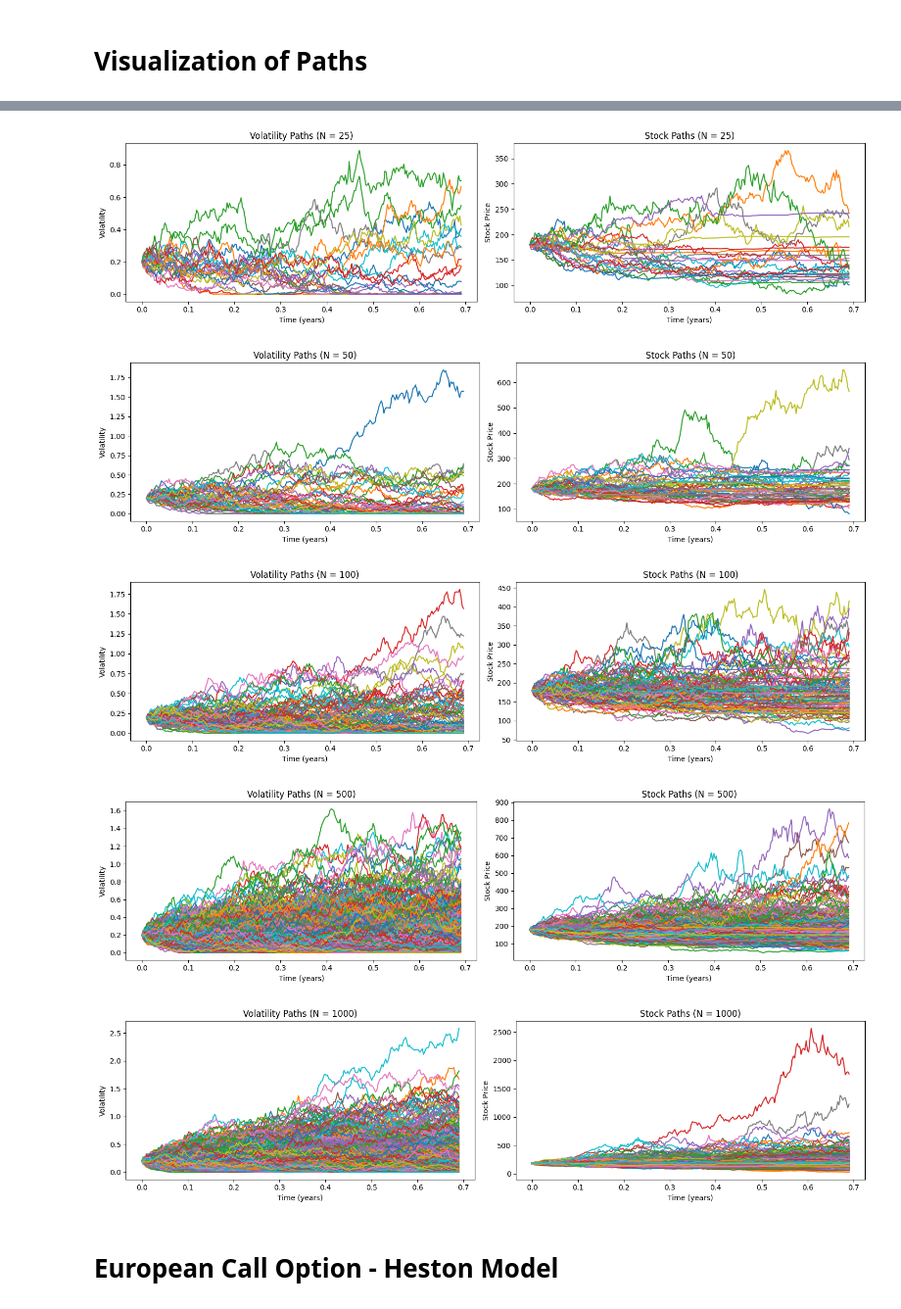
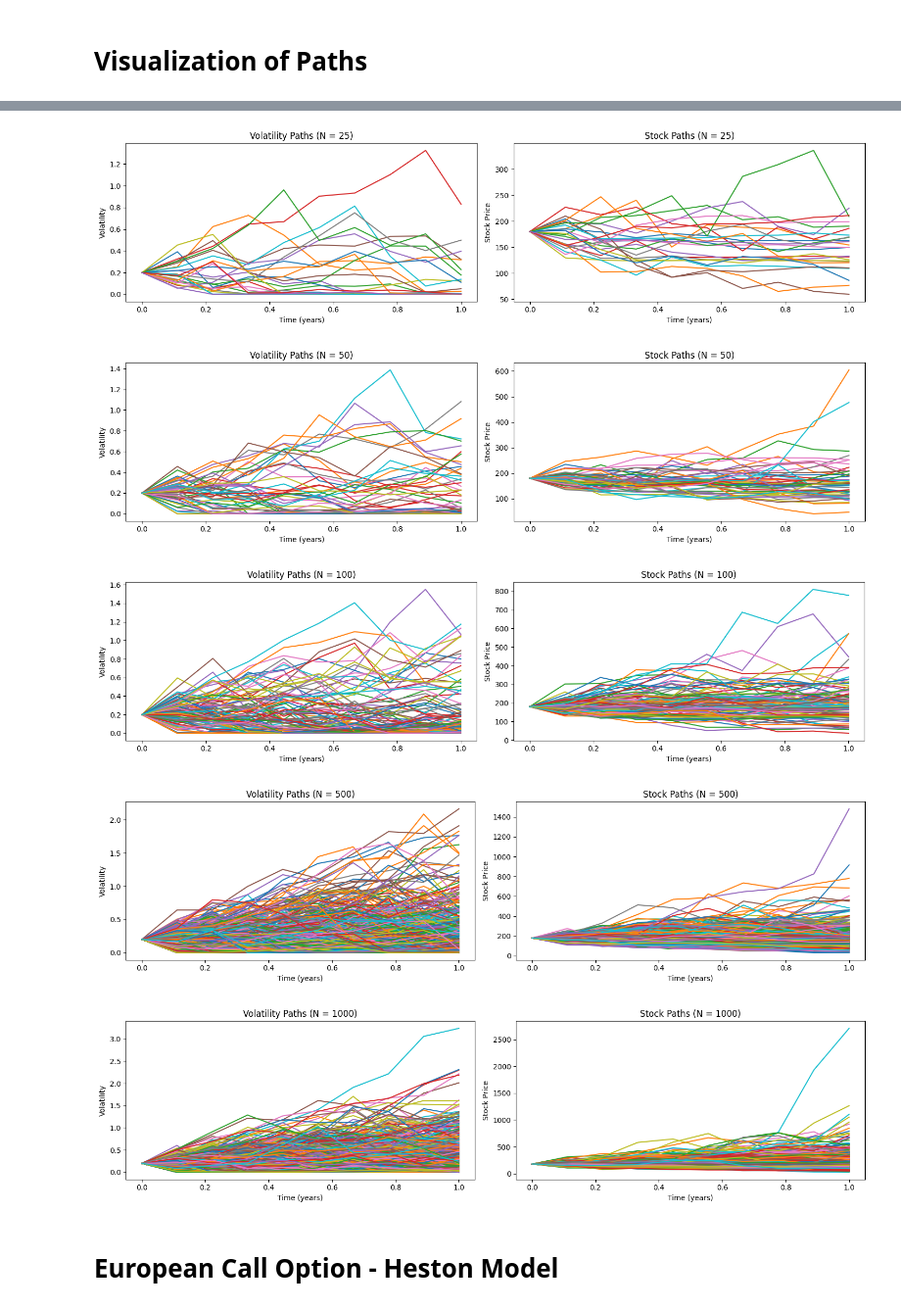
Before and after one commit to dimitris-markopoulos/QuantitativeFinance, a Jupyter notebook: European Call Option/2 ~ HestonModelOptionPricingVolSmile.ipynb, the cells around one changed output, grey strips where cells are left out. Shown at 98% size. Cells and saved outputs as stored; diff of their text form; code cells hidden in the pictures.

```diff
--- a/European Call Option/2 ~ HestonModelOptionPricingVolSmile.ipynb
+++ b/European Call Option/2 ~ HestonModelOptionPricingVolSmile.ipynb
@@ -10,16 +13,31 @@ from datetime import date, timedelta
 # %% [markdown]
 # Volatility & Stock Paths
+# %%
+def time_splits(T, n):
+
+    def calculate_expiry(T):
+        today = date.today()
+        days = T * 365.25  # Approximate days for given T years
+        months = int(days // 30.4375)  # Approximate number of months (average month length)
+        remaining_days = int(days - months * 30.4375)  # Remaining days after converting to months
+        expiry = today + relativedelta(months=+months, days=+remaining_days)
+        return expiry
+
+    # Calculate expiry date based on T years
+    today = date.today()
+    expiry = calculate_expiry(T)
+
+    # Generate n evenly spaced time points in years between today and expiry
+    times = [i * T / (n - 1) for i in range(n)]  # Time points in years from 0 to T
+    dates = [today + timedelta(days=int(time * 365.25)) for time in times]  # Convert to dates
+
+    return {'times': times, 'dates': dates}
 # %% [markdown]
 The function below returns the volatility and stock paths.
 # %%
-def volatility_and_stock_paths(S0, r, kappa, theta, v0, eps, corr, n, N):
+def volatility_and_stock_paths(S0, r, kappa, theta, v0, eps, corr, n, N, T):
 
-  today = date.today()
-  expiry = today + timedelta(days = n)
-  dates = [today + timedelta(days=i) for i in range((expiry - today).days + 1)]
-  T = (expiry - today).days/365
-  times = [(dates[i] - today).days/365 for i in range(n)]
-  assert len(times) == n, 'Error in split'
+  times = time_splits(T,n)['times']
 
   V = []
   S = []
@@ -38,18 +56,18 @@ def volatility_and_stock_paths(S0, r, kappa, theta, v0, eps, corr, n, N):
 
           #n components of volatility path for 1 simulation
           vi = v[i - 1] + kappa * (theta - v[i - 1]) * delta_t + eps * np.sqrt(v[i - 1] * delta_t) * samples[i, 1]
-          assert v[i - 1] * delta_t >= -1, print(v[i - 1] * delta_t)
+          assert v[i - 1] * delta_t >= 0, print(v[i - 1] * delta_t)
           vi_max = max(vi, 0)
           v.append(vi_max)
 
           #n components of stock path for 1 simulation
-          Si = s[i - 1]*np.exp((r - v[i - 1]/2)*delta_t + np.sqrt(v[i - 1]*delta_t)*samples[i, 0])
+          Si = s[i - 1]*np.exp((r - q - v[i - 1]/2)*delta_t + np.sqrt(v[i - 1]*delta_t)*samples[i, 0]) #make sure to add dividend yield here
           Si_max = max(Si,0)
           s.append(Si_max)
       V.append(v)
       S.append(s)
 
-  return {'volatility paths': V, 'stock paths': S}
+  return {'volatility paths': V, 'stock paths': S, 'Time (years)': times}
 # %% [markdown]
 # Visualization of Paths
 # %%
@@ -61,24 +79,25 @@ theta = 0.20  # Long-term volatility
 v0 = 0.20  # Initial volatility
 eps = 0.80  # Volatility of volatility
 corr = 0.4  # Correlation between stock and volatility
-n = 252  # Number of time steps (daily for 1 year)
+T = 1 #number of years
+n = 10  # Number of time steps (within T years)
 N_values = [5, 10, 25, 50, 100, 500, 1000] #Number of simulations, will iterate through each.
 
 for N in N_values:
 
-    result = volatility_and_stock_paths(S0, r, kappa, theta, v0, eps, corr, n, N)
+    result = volatility_and_stock_paths(S0, r, kappa, theta, v0, eps, corr, n, N, T)
     plt.figure(figsize=(15, 4))
     plt.subplot(1, 2, 1)
 
     for path in result['volatility paths']:
-        plt.plot(np.linspace(0, n/365, n), path)
+        plt.plot(result['Time (years)'], path)
     plt.title(f'Volatility Paths (N = {N})')
     plt.xlabel('Time (years)')
     plt.ylabel('Volatility')
 
     plt.subplot(1, 2, 2)
     for path in result['stock paths']:
-        plt.plot(np.linspace(0, n/365, n), path)
+        plt.plot(result['Time (years)'], path)
     plt.title(f'Stock Paths (N = {N})')
     plt.xlabel('Time (years)')
     plt.ylabel('Stock Price')
@@ -91,7 +110,7 @@ for N in N_values:
-[figure, old version]
+[figure, new version]
-[figure, old version]
+[figure, new version]
-[figure, old version]
+[figure, new version]
-[figure, old version]
+[figure, new version]
-[figure, old version]
+[figure, new version]
 # %% [markdown]
 # European Call Option - Heston Model
```
Also changed, not shown: parts of 28 cells of this notebook.
